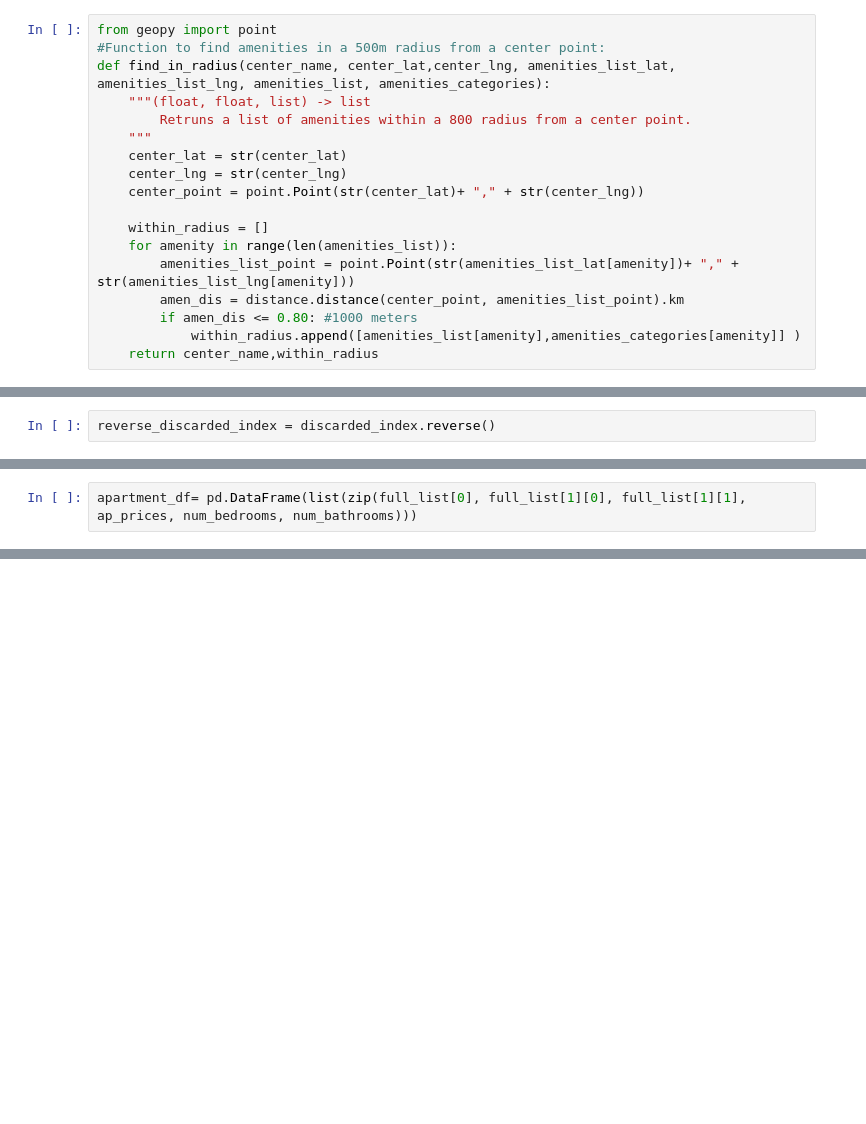
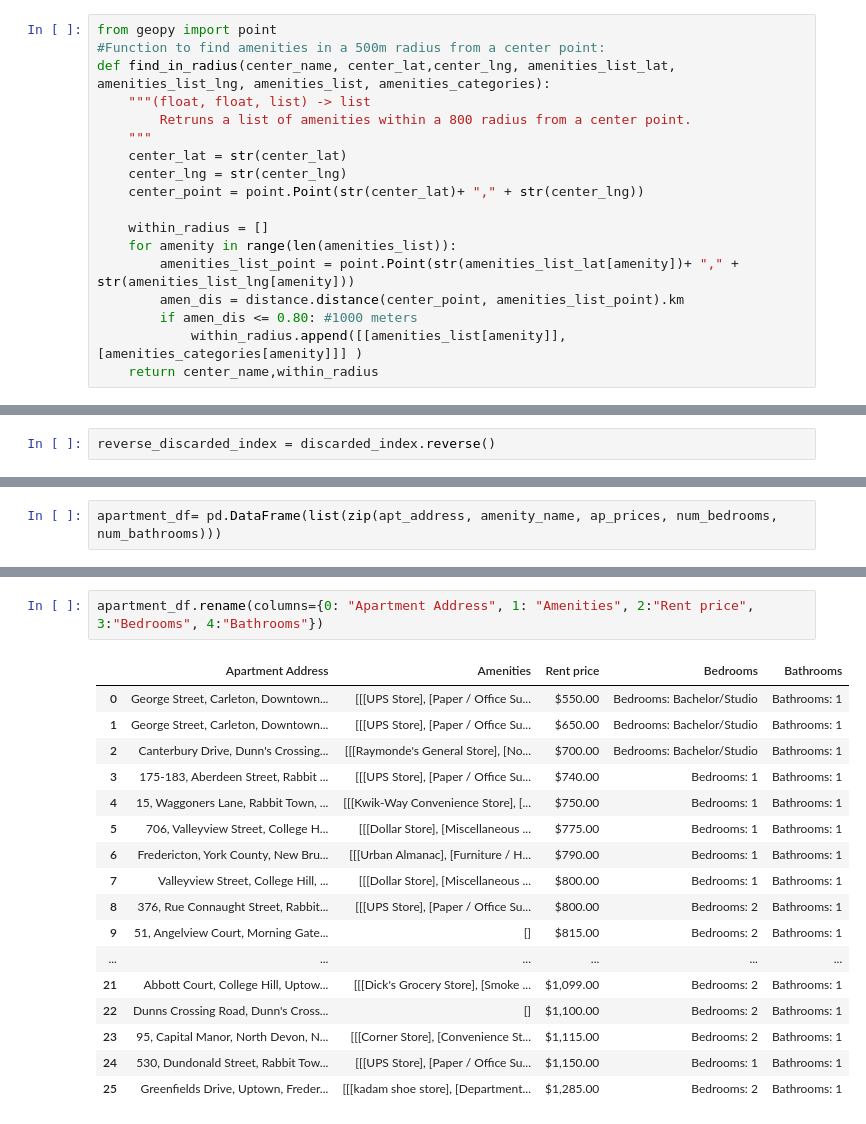
Before and after one commit to carloscaeduardo/Capstone-Project---The-Battle-of-Neighborhoods, a Jupyter notebook: The_apartment_finder.ipynb, the cells around one changed output, grey strips where cells are left out. Saved outputs shown, nothing was run; the diff lists cells and outputs as text; blank space fills up the shorter version.

Commit message:
Added The apartment information dataframe

```diff
--- a/The_apartment_finder.ipynb
+++ b/The_apartment_finder.ipynb
@@ -435,7 +435,7 @@ def find_in_radius(center_name, center_lat,center_lng, amenities_list_lat, ameni
         amenities_list_point = point.Point(str(amenities_list_lat[amenity])+ "," + str(amenities_list_lng[amenity]))
         amen_dis = distance.distance(center_point, amenities_list_point).km
         if amen_dis <= 0.80: #1000 meters
-            within_radius.append([amenities_list[amenity],amenities_categories[amenity]] )
+            within_radius.append([[amenities_list[amenity]],[amenities_categories[amenity]]] )
     return center_name,within_radius
 # %%
 #num_bedrooms
@@ -547,2 +528,2 @@ amenity_name
 # %%
-apartment_df= pd.DataFrame(list(zip(full_list[0], full_list[1][0], full_list[1][1], ap_prices, num_bedrooms, num_bathrooms)))
+apartment_df= pd.DataFrame(list(zip(apt_address, amenity_name, ap_prices, num_bedrooms, num_bathrooms)))
@@ -554,0 +530,20 @@ apartment_df
+# %%
+apartment_df.rename(columns={0: "Apartment Address", 1: "Amenities", 2:"Rent price", 3:"Bedrooms", 4:"Bathrooms"})
+# %% [output]
+|  | Apartment Address | Amenities | Rent price | Bedrooms | Bathrooms |
+| 0 | George Street, Carleton, Downtown... | [[[UPS Store], [Paper / Office Su... | $550.00 | Bedrooms: Bachelor/Studio | Bathrooms: 1 |
+| 1 | George Street, Carleton, Downtown... | [[[UPS Store], [Paper / Office Su... | $650.00 | Bedrooms: Bachelor/Studio | Bathrooms: 1 |
+| 2 | Canterbury Drive, Dunn's Crossing... | [[[Raymonde's General Store], [No... | $700.00 | Bedrooms: Bachelor/Studio | Bathrooms: 1 |
+| 3 | 175-183, Aberdeen Street, Rabbit ... | [[[UPS Store], [Paper / Office Su... | $740.00 | Bedrooms: 1 | Bathrooms: 1 |
+| 4 | 15, Waggoners Lane, Rabbit Town, ... | [[[Kwik-Way Convenience Store], [... | $750.00 | Bedrooms: 1 | Bathrooms: 1 |
+| 5 | 706, Valleyview Street, College H... | [[[Dollar Store], [Miscellaneous ... | $775.00 | Bedrooms: 1 | Bathrooms: 1 |
+| 6 | Fredericton, York County, New Bru... | [[[Urban Almanac], [Furniture / H... | $790.00 | Bedrooms: 1 | Bathrooms: 1 |
+| 7 | Valleyview Street, College Hill, ... | [[[Dollar Store], [Miscellaneous ... | $800.00 | Bedrooms: 1 | Bathrooms: 1 |
+| 8 | 376, Rue Connaught Street, Rabbit... | [[[UPS Store], [Paper / Office Su... | $800.00 | Bedrooms: 2 | Bathrooms: 1 |
+| 9 | 51, Angelview Court, Morning Gate... | [] | $815.00 | Bedrooms: 2 | Bathrooms: 1 |
+| ... | ... | ... | ... | ... | ... |
+| 21 | Abbott Court, College Hill, Uptow... | [[[Dick's Grocery Store], [Smoke ... | $1,099.00 | Bedrooms: 2 | Bathrooms: 1 |
+| 22 | Dunns Crossing Road, Dunn's Cross... | [] | $1,100.00 | Bedrooms: 2 | Bathrooms: 1 |
+| 23 | 95, Capital Manor, North Devon, N... | [[[Corner Store], [Convenience St... | $1,115.00 | Bedrooms: 2 | Bathrooms: 1 |
+| 24 | 530, Dundonald Street, Rabbit Tow... | [[[UPS Store], [Paper / Office Su... | $1,150.00 | Bedrooms: 1 | Bathrooms: 1 |
+| 25 | Greenfields Drive, Uptown, Freder... | [[[kadam shoe store], [Department... | $1,285.00 | Bedrooms: 2 | Bathrooms: 1 |
```
Also changed, not shown: parts of 8 cells of this notebook.
